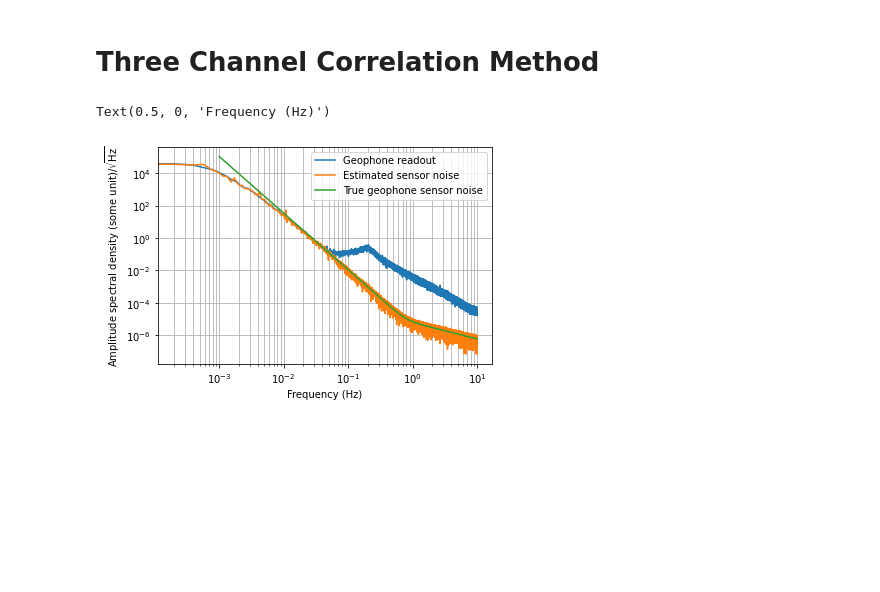
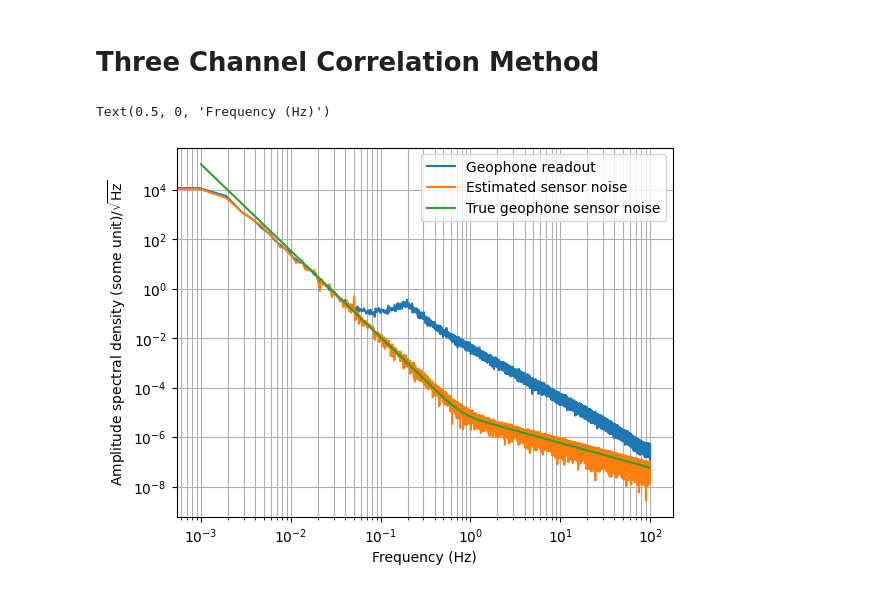
Before and after one commit to terrencetec/kontrol, a Jupyter notebook: docs/source/tutorials/sensor_fusion/three_channel_correlation_method.ipynb, the cells around one changed output. Drawn from its saved outputs; the diff is of its cells as text; code cells hidden in the pictures; blank space fills up the shorter version.

Commit message:
Sensor fusion tutorials

```diff
--- a/docs/source/tutorials/sensor_fusion/three_channel_correlation_method.ipynb
+++ b/docs/source/tutorials/sensor_fusion/three_channel_correlation_method.ipynb
@@ -11,10 +11,11 @@ import kontrol
 
 # Generate measurements
 # Geophone noise spectrum (micron/sqrt(Hz))
-f = np.linspace(1e-3, 1e1, 1024*256)
+f = np.linspace(1e-3, 1e2, 1024*512)
 def noise_model(f, na, nb, a, b):
     return np.sqrt((na/f**a)**2 + (nb/f**b)**2)
 n_geophone = noise_model(f, na=1*10**-5.46, nb=1*10**-5.23, a=3.5, b=1)
+n_relative = noise_model(f, na=1*10**-2.07, nb=1*10**-2.3, a=0.5, b=0)
 
 # Ground motion
 s = control.tf("s")
@@ -27,6 +28,7 @@ np.random.seed(1)
 t, geophone_noise1 = kontrol.spectral.asd2ts(n_geophone, f=f)
 _, geophone_noise2 = kontrol.spectral.asd2ts(n_geophone, f=f)
 _, geophone_noise3 = kontrol.spectral.asd2ts(n_geophone, f=f)
+_, relative_noise = kontrol.spectral.asd2ts(n_relative, f=f)
 
 # Ground motion
 fs = 1/(t[1]-t[0])
@@ -37,32 +39,36 @@ _, ground_motion = control.forced_response(ground_motion_tf, U=u, T=t)
 readout1 = ground_motion + geophone_noise1
 readout2 = ground_motion + geophone_noise2
 readout3 = ground_motion + geophone_noise3
+readout_relative = relative_noise
 
 # Obtain the measured spectral densities.
 fs = 1/(t[1]-t[0])
 f_, p11 = scipy.signal.welch(readout1, fs=fs, nperseg=int(len(t)/5))
 f_, p22 = scipy.signal.welch(readout2, fs=fs, nperseg=int(len(t)/5))
 f_, p33 = scipy.signal.welch(readout3, fs=fs, nperseg=int(len(t)/5))
+f_, noise_relative = scipy.signal.welch(readout_relative, fs=fs, nperseg=int(len(t)/5))
 
 _, p12 = scipy.signal.csd(readout1, readout2, fs=fs, nperseg=int(len(t)/5))
 _, p13 = scipy.signal.csd(readout1, readout3, fs=fs, nperseg=int(len(t)/5))
 _, p21 = scipy.signal.csd(readout2, readout1, fs=fs, nperseg=int(len(t)/5))
 _, p23 = scipy.signal.csd(readout2, readout3, fs=fs, nperseg=int(len(t)/5))
 _, p31 = scipy.signal.csd(readout3, readout1, fs=fs, nperseg=int(len(t)/5))
 _, p32 = scipy.signal.csd(readout3, readout2, fs=fs, nperseg=int(len(t)/5))
 # ^Measurement data generated.
 
 # Estimate the sensor nosie using three channel correlation method
 noise1, noise2, noise3 = kontrol.spectral.three_channel_correlation(
     p11, psd2=p22, psd3=p33, csd12=p12, csd13=p13, csd21=p21, csd23=p23, csd31=p31, csd32=p32)
 
 plt.loglog(f_, p11**0.5, label="Geophone readout")
 plt.loglog(f_, noise1**0.5, label="Estimated sensor noise")
+# plt.loglog(f_, noise_relative**0.5, label="Relative sensor noise")
 plt.loglog(f, n_geophone, label="True geophone sensor noise")
+# plt.loglog(f, n_relative, label="Relative")
 plt.legend(loc=0)
 plt.grid(which="both")
 plt.ylabel("Amplitude spectral density (some unit)/$\sqrt{\mathrm{Hz}}$")
 plt.xlabel("Frequency (Hz)")
 # %% [output]
 Text(0.5, 0, 'Frequency (Hz)')
-[figure, old version]
+[figure, new version]
```
Also changed, not shown: parts of 1 cell of this notebook, 8 other files.
